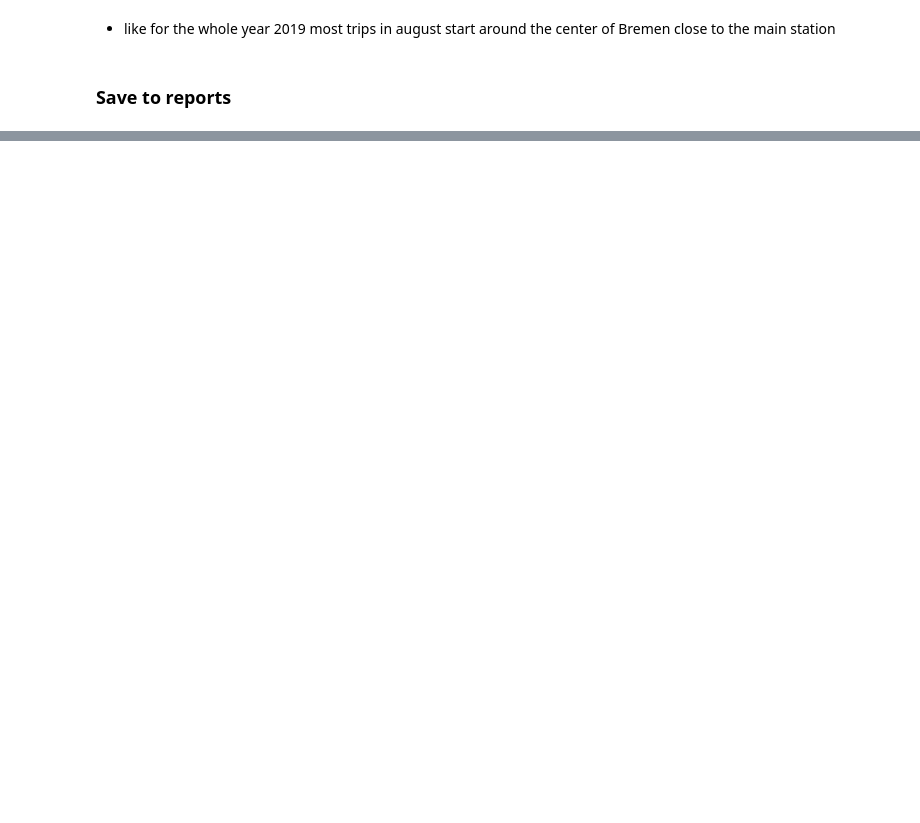
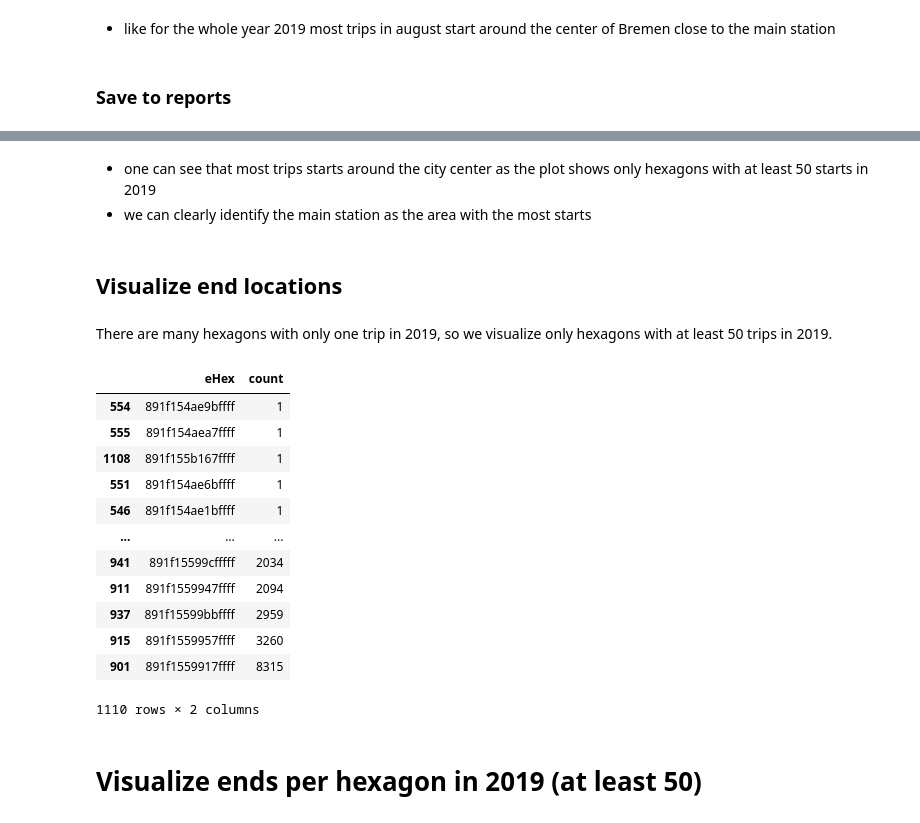
Before and after one commit to janiksudo/PDS_Project, a Jupyter notebook: notebooks/tim-visualize-started-trips-per-PLZ.ipynb, the cells around one changed output, grey strips where cells are left out. Cells and saved outputs as stored; diff of their text form; code cells hidden in the pictures; blank space fills up the shorter version.

```diff
--- a/notebooks/tim-visualize-started-trips-per-PLZ.ipynb
+++ b/notebooks/tim-visualize-started-trips-per-PLZ.ipynb
@@ -205,0 +323,29 @@ visualize_trips_per_plz_2(plz_starts_august,['Postleitzahl: ', 'Number of starts
+# %% [markdown]
+- one can see that most trips starts around the city center as the plot shows only hexagons with at least 50 starts in 2019
+- we can clearly identify the main station as the area with the most starts
+# %% [markdown]
+## Visualize end locations
+# %%
+ends = trips.groupby(['eHex']).agg({'count':'sum'}) # Aggregate all ends related to the corresponding hexagon
+# %%
+ends.reset_index(inplace=True)
+# %% [markdown]
+There are many hexagons with only one trip in 2019, so we visualize only hexagons with at least 50 trips in 2019.
+# %%
+ends.sort_values(by='count')
+# %% [output]
+|  | eHex | count |
+| 554 | 891f154ae9bffff | 1 |
+| 555 | 891f154aea7ffff | 1 |
+| 1108 | 891f155b167ffff | 1 |
+| 551 | 891f154ae6bffff | 1 |
+| 546 | 891f154ae1bffff | 1 |
+| ... | ... | ... |
+| 941 | 891f15599cfffff | 2034 |
+| 911 | 891f1559947ffff | 2094 |
+| 937 | 891f15599bbffff | 2959 |
+| 915 | 891f1559957ffff | 3260 |
+| 901 | 891f1559917ffff | 8315 |
+1110 rows × 2 columns
+# %% [markdown]
+# Visualize ends per hexagon in 2019 (at least 50)
```
Also changed, not shown: parts of 16 cells of this notebook, 2 other files.
